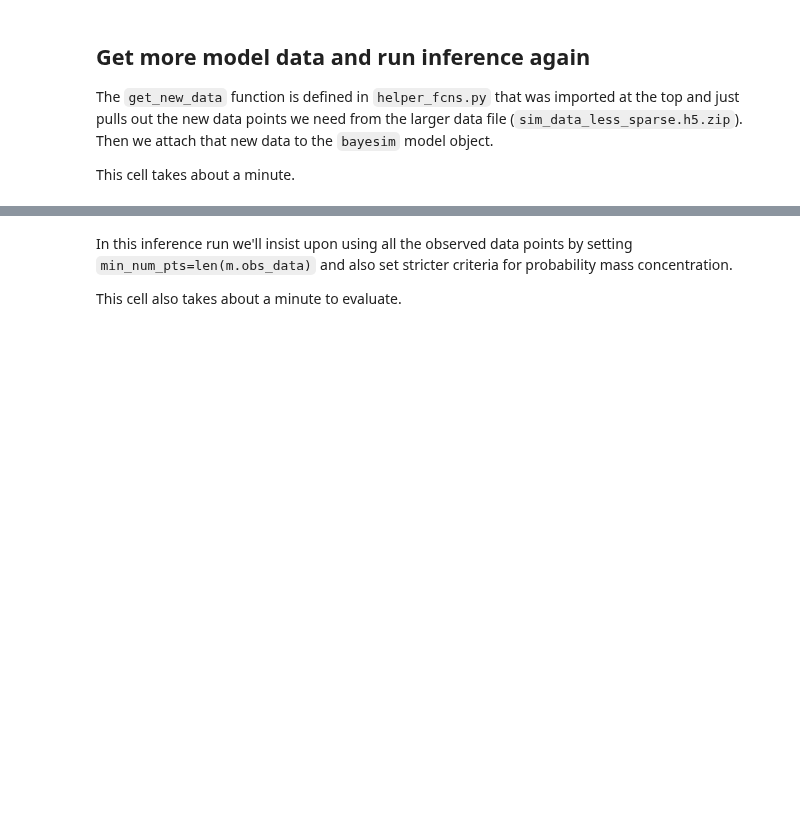
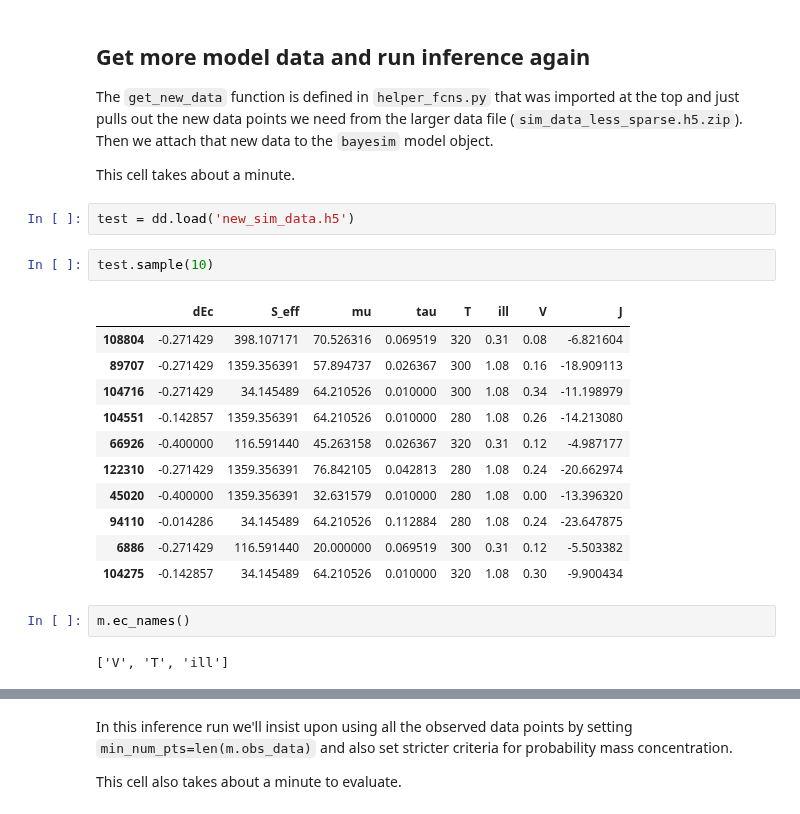
Before and after one commit to PV-Lab/bayesim, a Jupyter notebook: examples/SnS/SnS_fitting.ipynb, the cells around one changed output, grey strips where cells are left out. Cells and saved outputs as stored; diff of their text form; blank space fills up the shorter version.

```diff
--- a/examples/SnS/SnS_fitting.ipynb
+++ b/examples/SnS/SnS_fitting.ipynb
@@ -85,6 +90,26 @@ m.visualize_grid()
 The `get_new_data` function is defined in `helper_fcns.py` that was imported at the top and just pulls out the new data points we need from the larger data file (`sim_data_less_sparse.h5.zip`). Then we attach that new data to the ``bayesim`` model object.
 
 This cell takes about a minute.
+# %%
+test = dd.load('new_sim_data.h5')
+# %%
+test.sample(10)
+# %% [output]
+|  | dEc | S_eff | mu | tau | T | ill | V | J |
+| 108804 | -0.271429 | 398.107171 | 70.526316 | 0.069519 | 320 | 0.31 | 0.08 | -6.821604 |
+| 89707 | -0.271429 | 1359.356391 | 57.894737 | 0.026367 | 300 | 1.08 | 0.16 | -18.909113 |
+| 104716 | -0.271429 | 34.145489 | 64.210526 | 0.010000 | 300 | 1.08 | 0.34 | -11.198979 |
+| 104551 | -0.142857 | 1359.356391 | 64.210526 | 0.010000 | 280 | 1.08 | 0.26 | -14.213080 |
+| 66926 | -0.400000 | 116.591440 | 45.263158 | 0.026367 | 320 | 0.31 | 0.12 | -4.987177 |
+| 122310 | -0.271429 | 1359.356391 | 76.842105 | 0.042813 | 280 | 1.08 | 0.24 | -20.662974 |
+| 45020 | -0.400000 | 1359.356391 | 32.631579 | 0.010000 | 280 | 1.08 | 0.00 | -13.396320 |
+| 94110 | -0.014286 | 34.145489 | 64.210526 | 0.112884 | 280 | 1.08 | 0.24 | -23.647875 |
+| 6886 | -0.271429 | 116.591440 | 20.000000 | 0.069519 | 300 | 0.31 | 0.12 | -5.503382 |
+| 104275 | -0.142857 | 34.145489 | 64.210526 | 0.010000 | 320 | 1.08 | 0.30 | -9.900434 |
+# %%
+m.ec_names()
+# %% [output]
+['V', 'T', 'ill']
 # %%
 # pull the data we need from it and attach
 get_new_data(m, 'new_sim_points_1.h5', 'new_sim_data.h5')
```
Also changed, not shown: parts of 7 cells of this notebook, 2 other files.
